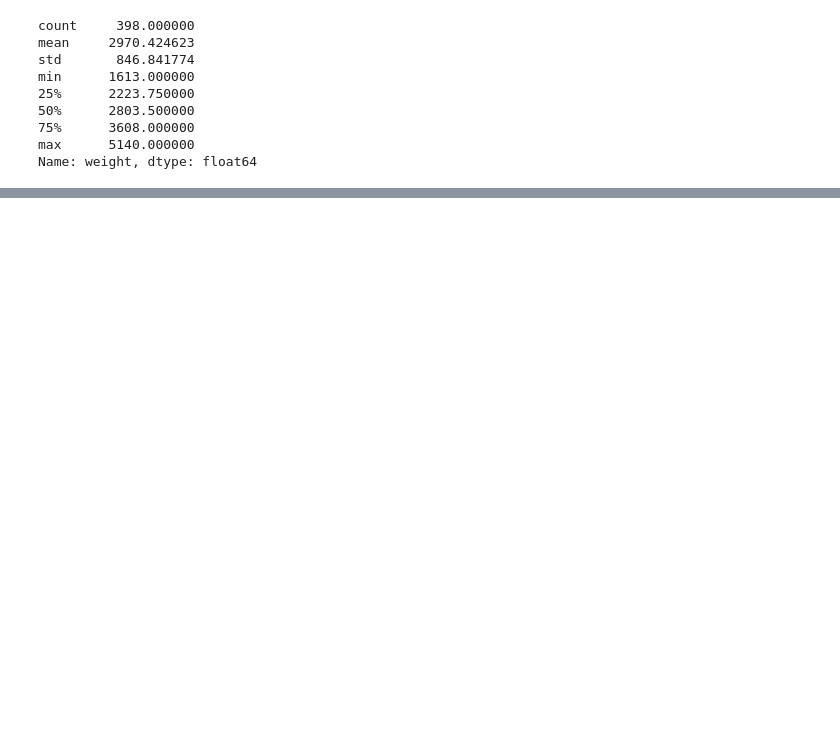
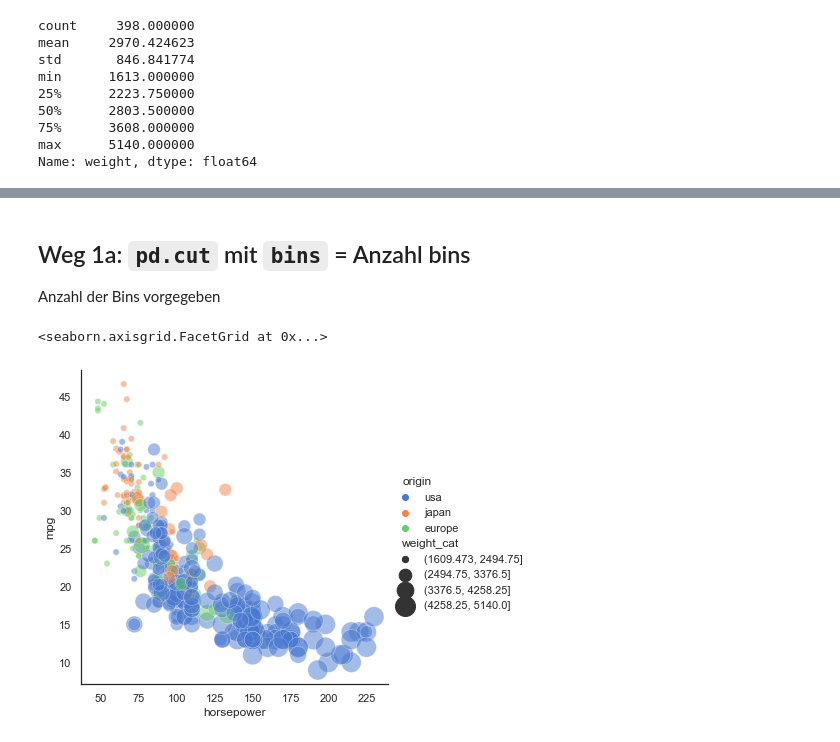
Before and after one commit to Fkaule/Daten-Visualisierung-mit-Python, a Jupyter notebook: seaborn-numerical-categorization.ipynb, the cells around one changed output, grey strips where cells are left out. Cells and saved outputs as stored; diff of their text form; code cells hidden in the pictures; blank space fills up the shorter version.

```diff
--- a/seaborn-numerical-categorization.ipynb
+++ b/seaborn-numerical-categorization.ipynb
@@ -61,0 +60,10 @@ Der leichteste Weg ist die `pandas` Funktion `cut` dafür zu benutzen
+# %% [markdown]
+## Weg 1a: `pd.cut` mit `bins` = Anzahl bins
+Anzahl der Bins vorgegeben
+# %%
+categories=4
+mpg["weight_cat"] = pd.cut(mpg["weight"],bins=categories)
+sns.relplot(x="horsepower", y="mpg", hue="origin", size="weight_cat",sizes=(400, 40), alpha=.5, palette="muted",height=5, data=mpg)
+# %% [output]
+<seaborn.axisgrid.FacetGrid at 0x...>
+[figure, added]
```
Also changed, not shown: parts of 24 cells of this notebook.
